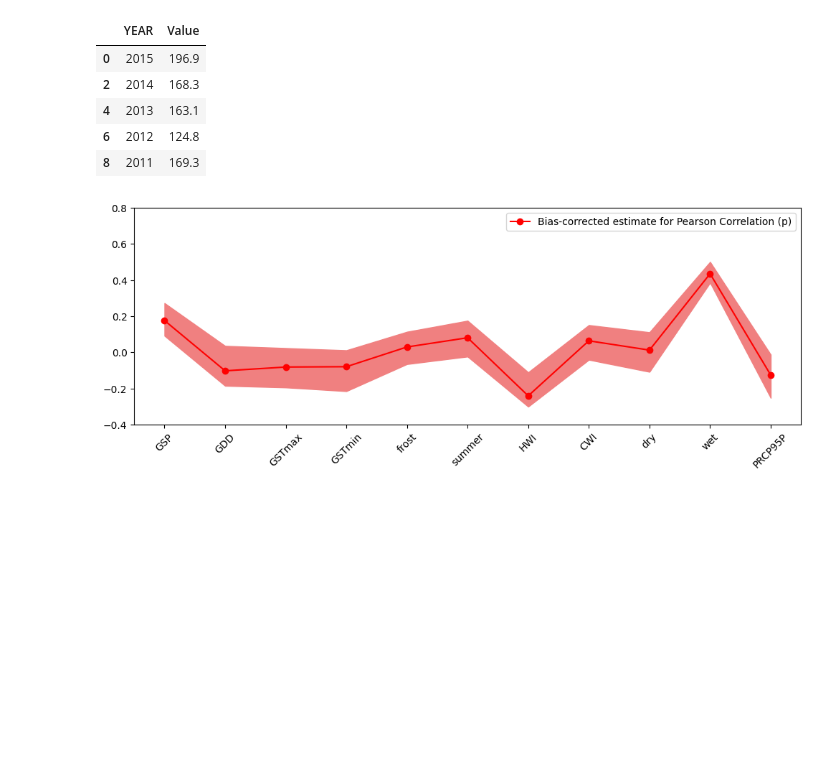
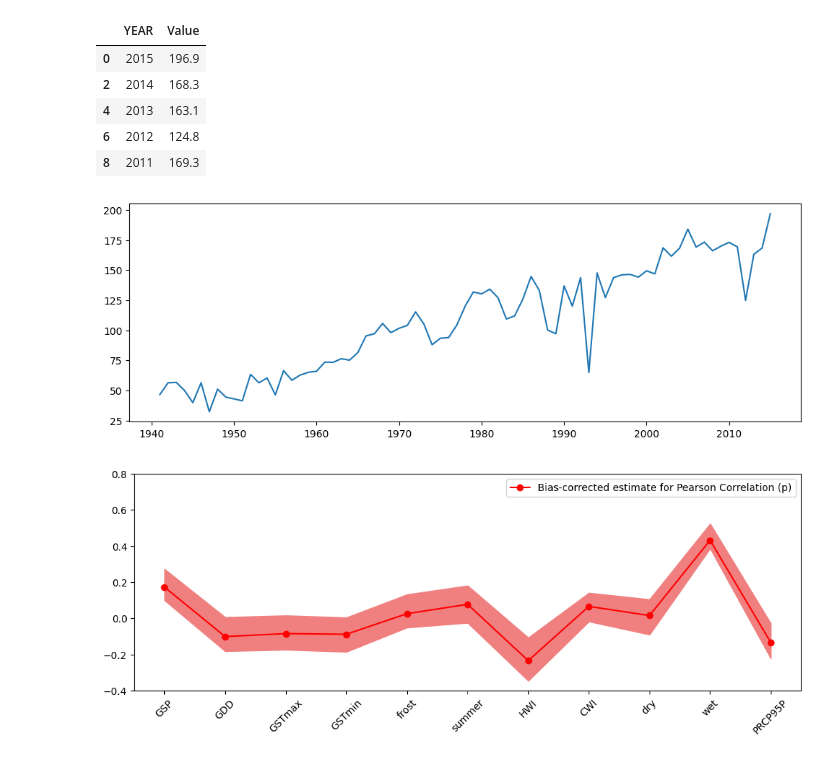
Before and after one commit to ucfjimg/CAP5610-project, a Jupyter notebook: notebooks/Plots.ipynb, the cells around one changed output. Saved outputs shown, nothing was run; the diff lists cells and outputs as text; code cells hidden in the pictures; blank space fills up the shorter version.

Commit message:
Add corn yield plot

```diff
--- a/notebooks/Plots.ipynb
+++ b/notebooks/Plots.ipynb
@@ -68,6 +68,10 @@ corn.head()
 # %%
 comb = wx.merge(corn, on='YEAR')
 x = ['GSP', 'GDD', 'GSTmax', 'GSTmin', 'frost', 'summer', 'HWI', 'CWI', 'dry', 'wet', 'PRCP95P']
+
+plt.plot(comb.YEAR, comb.Value)
+plt.ylabel('Corn yie')
+plt.show()
 
 #
 # Normalize
@@ -89,31 +93,32 @@ for feat in x:
         samples = comb.sample(frac=0.8)
         c = samples[[feat, 'Value']].corr()
         s.append(c[feat].Value)
     series[feat] = pd.Series(s)
 #
 # df is all the jacknife samples
 #
 df = pd.DataFrame(series)
 
 # pstar - mean of results of corr over all jackknife samples
 # p     - results of running corr on original samples
 # bias  - bias computed between pstar and p
 # pbar  - unbiased correlation
 pstar = df.mean()
 p = comb.corr().Value[x]
 bias = pstar - p
 pbar = p - bias
 
 errlow = df.quantile(q=0.05)
 errhigh = df.quantile(q=0.95)
 
 
 plt.plot(x, pbar, '-o', color='red', label="Bias-corrected estimate for Pearson Correlation (p)")
 plt.fill_between(x, errlow, errhigh, color='lightcoral')
 plt.ylim(-0.4, 0.8)
 plt.legend()
 ax = plt.gca()
 for tick in ax.get_xticklabels():
     tick.set_rotation(45)
 # %% [output]
-[figure, old version]
+[figure, new version]
+[figure, added]
```
